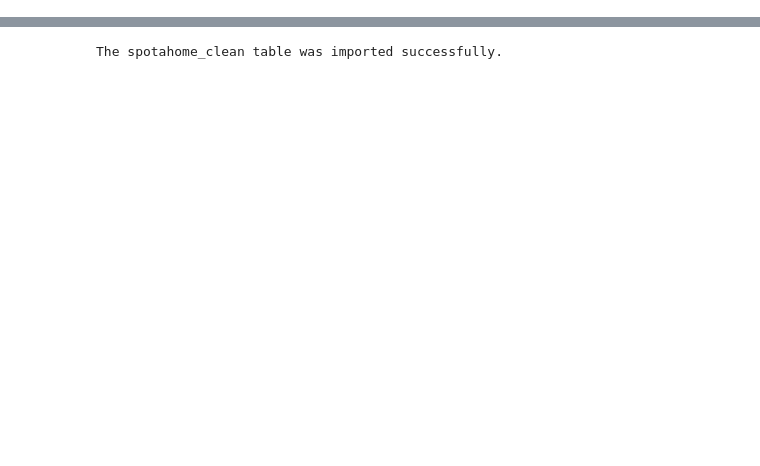
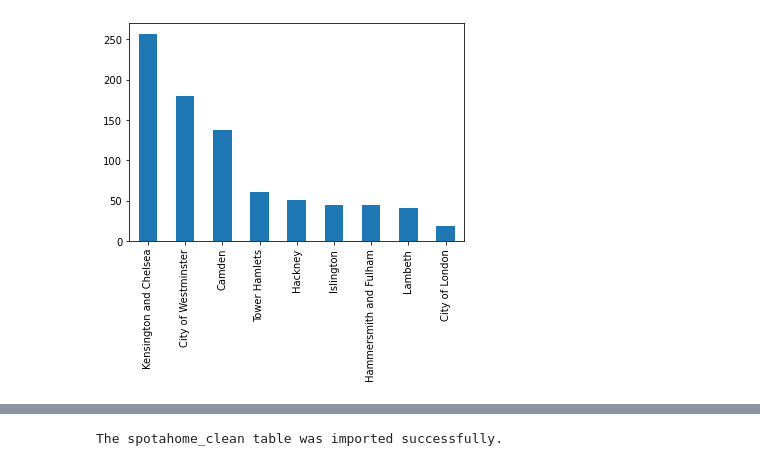
Before and after one commit to capstone-jmrs/capstone-proptech-repo, a Jupyter notebook: spotahome_julia_eda.ipynb, the cells around one changed output, grey strips where cells are left out. Cells and saved outputs as stored; diff of their text form; code cells hidden in the pictures; blank space fills up the shorter version.

```diff
--- a/spotahome_julia_eda.ipynb
+++ b/spotahome_julia_eda.ipynb
@@ -112,0 +138,4 @@ spotahome_clean = spotahome_final_3
+# %%
+spotahome_clean['neighborhood'].value_counts().plot(kind='bar');
+# %% [output]
+[figure, added]
```
Also changed, not shown: parts of 11 cells of this notebook, 1 other file.
